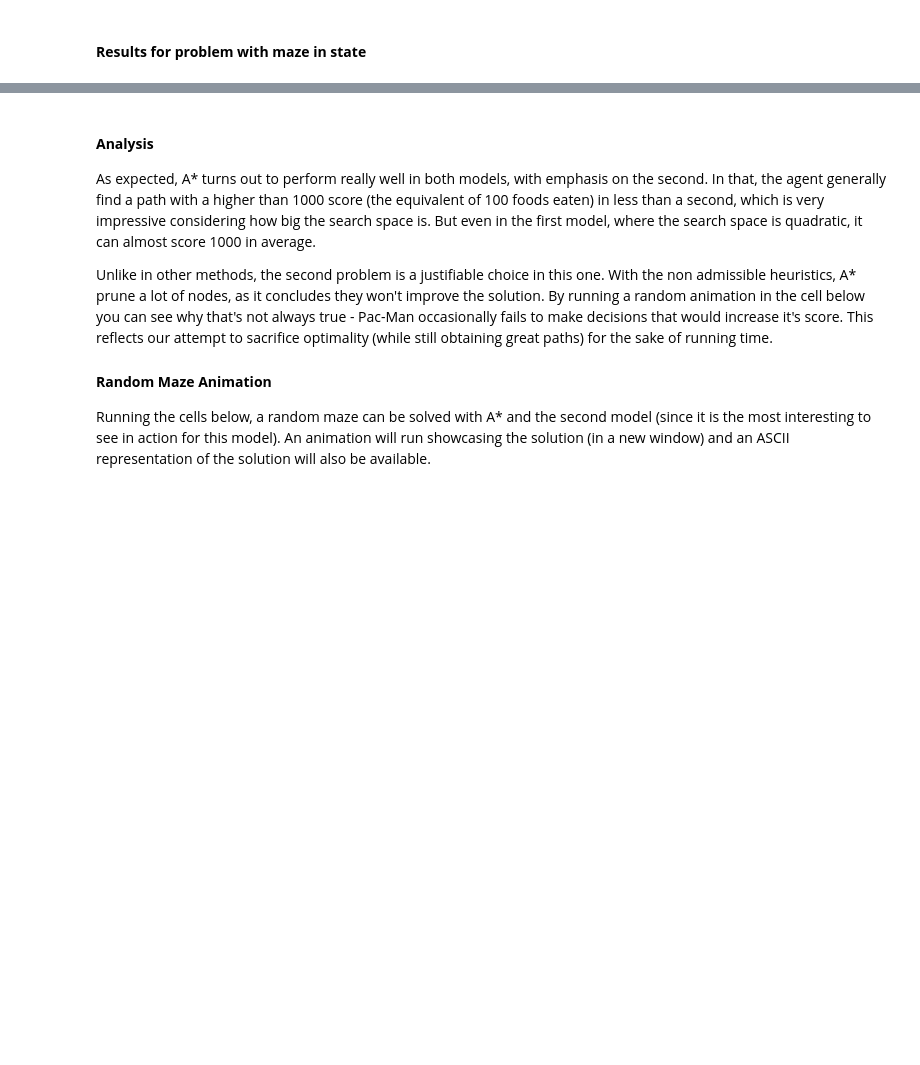
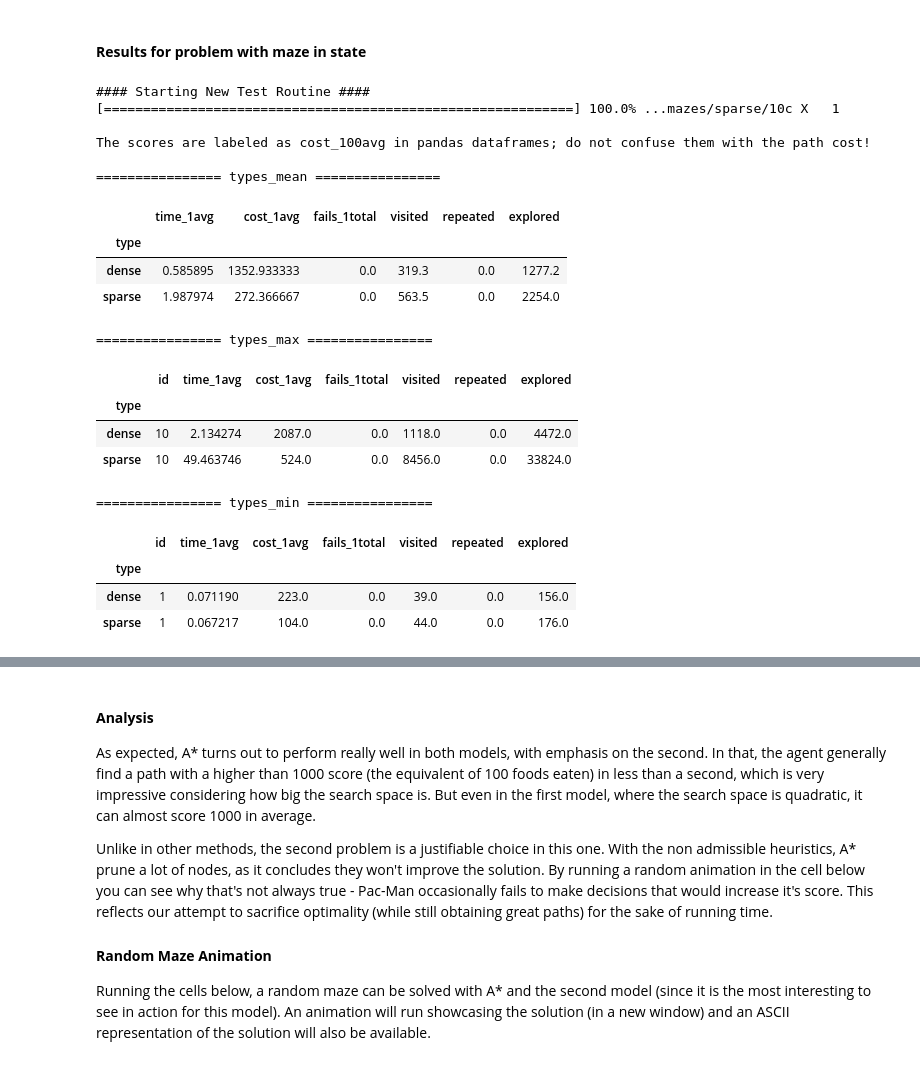
Before and after one commit to VFerrari/IntroductionToAI, a Jupyter notebook: project1.ipynb, the cells around one changed output, grey strips where cells are left out. Drawn from its saved outputs; the diff is of its cells as text; code cells hidden in the pictures; blank space fills up the shorter version.

```diff
--- a/project1.ipynb
+++ b/project1.ipynb
@@ -1194,24 +1198,46 @@ for df in dataframes[4:]:
 # %%
 # 'Manhattan min' heuristic
 h_type = 'min'
 def astar_min_maze(agent, maze, init, goal, *args):
     ''' triggers A* search and returns score '''
     agent.formulate_problem(init, goal, True, [b'-', b'|', b'o', b'_'])
     agent.set_heuristic(min_or_max_manhattan)
     agent.search(astar_search)
     return agent.get_score()
 
 # Run all tests
 dataframes = run_tests(
     test_files,
     astar_min_maze,
     [],
     repeat=1,
 )
 
-for df in dataframes:
+print('The scores are labeled as cost_100avg in pandas dataframes; do not confuse them with the path cost!\n')
+for df in dataframes[4:]:
     print(f'================ {df.name} ================\n')
     display(df)
+# %% [output]
+#### Starting New Test Routine ####
+[============================================================] 100.0% ...mazes/sparse/10c X   1
+
+The scores are labeled as cost_100avg in pandas dataframes; do not confuse them with the path cost!
+
+================ types_mean ================
+|  | time_1avg | cost_1avg | fails_1total | visited | repeated | explored |
+| type |  |  |  |  |  |  |
+| dense | 0.585895 | 1352.933333 | 0.0 | 319.3 | 0.0 | 1277.2 |
+| sparse | 1.987974 | 272.366667 | 0.0 | 563.5 | 0.0 | 2254.0 |
+================ types_max ================
+|  | id | time_1avg | cost_1avg | fails_1total | visited | repeated | explored |
+| type |  |  |  |  |  |  |  |
+| dense | 10 | 2.134274 | 2087.0 | 0.0 | 1118.0 | 0.0 | 4472.0 |
+| sparse | 10 | 49.463746 | 524.0 | 0.0 | 8456.0 | 0.0 | 33824.0 |
+================ types_min ================
+|  | id | time_1avg | cost_1avg | fails_1total | visited | repeated | explored |
+| type |  |  |  |  |  |  |  |
+| dense | 1 | 0.071190 | 223.0 | 0.0 | 39.0 | 0.0 | 156.0 |
+| sparse | 1 | 0.067217 | 104.0 | 0.0 | 44.0 | 0.0 | 176.0 |
 # %%
 # 'Manhattan max' heuristic
 h_type = 'max'
```
Also changed, not shown: parts of 20 cells of this notebook, 1 other file.
